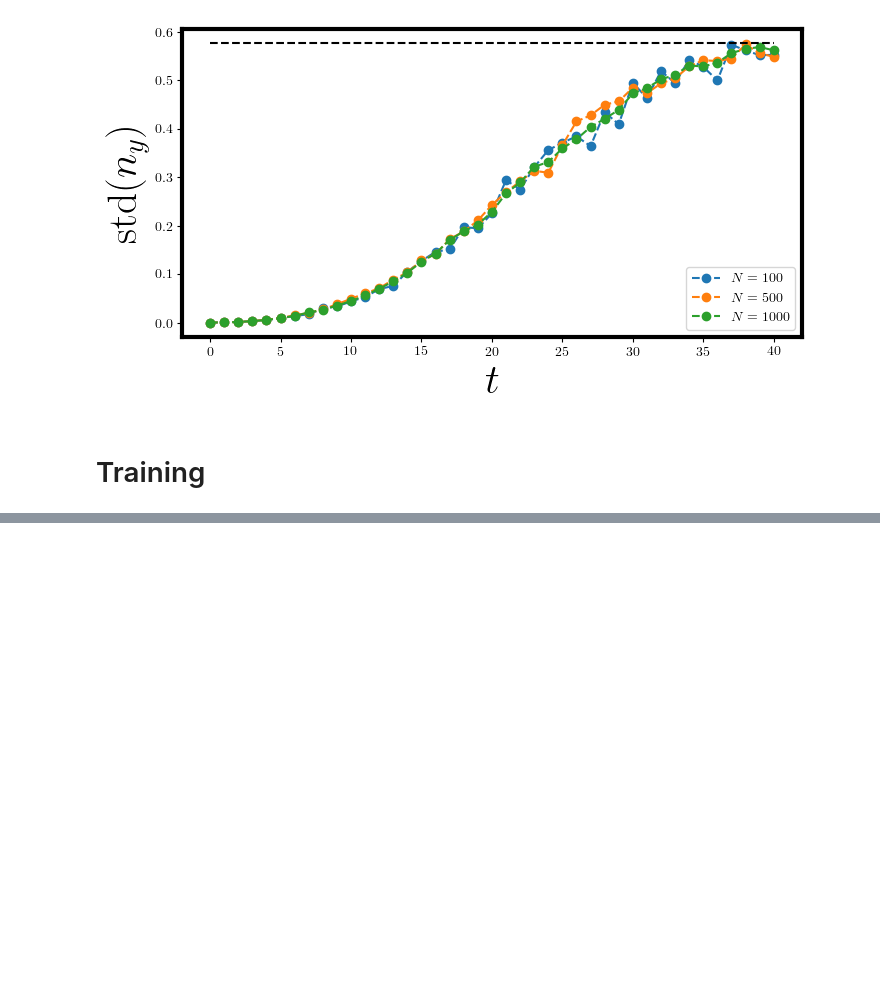
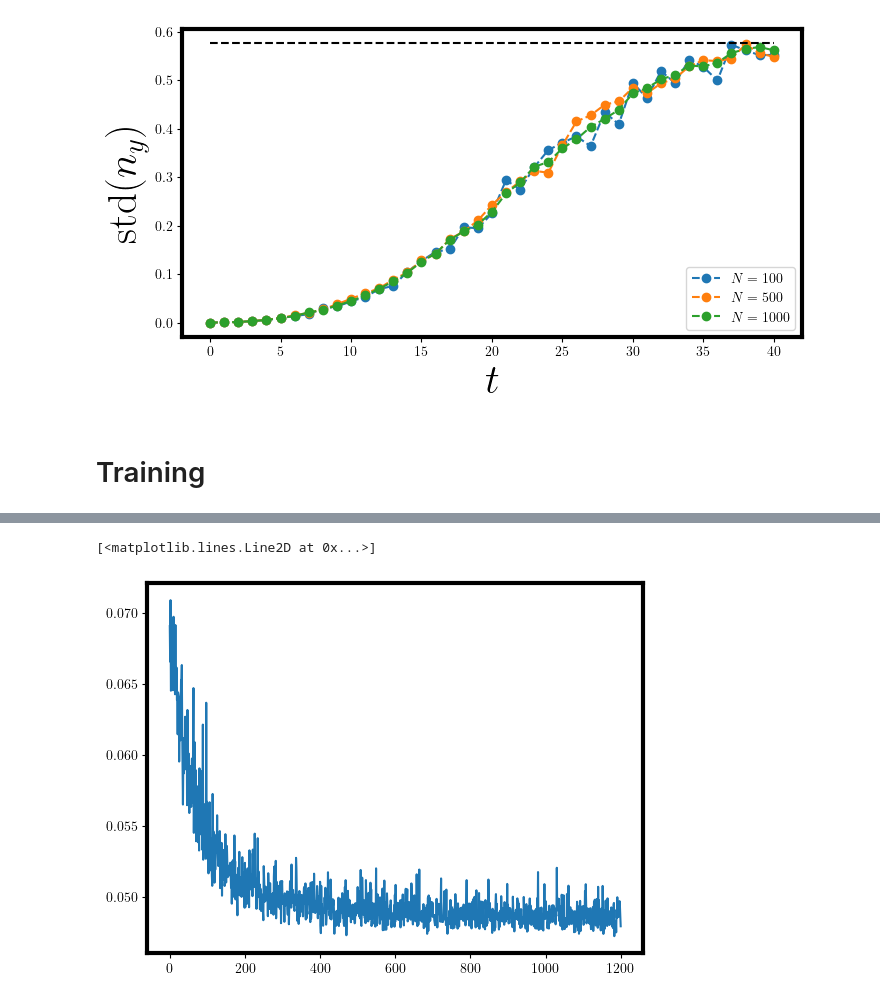
Before and after one commit to Francis-Hsu/QuantGenMdl, a Jupyter notebook: generalization_error.ipynb, the cells around one changed output, grey strips where cells are left out. Drawn from its saved outputs; the diff is of its cells as text; code cells hidden in the pictures; blank space fills up the shorter version.

```diff
--- a/generalization_error.ipynb
+++ b/generalization_error.ipynb
@@ -46,6 +45,6 @@ n = 1
 T = 40
 N = 10000
 
-diff_hs = 1.3e-3*np.arange(1, T+1)**2
+diff_hs = 1.3e-3*jnp.arange(1, T+1)**2
 diff_hs
 # %% [output]
@@ -92,8 +91,8 @@ if not os.path.exists(data_path):
 jnp.save(os.path.join(data_path, file_name).replace("\\","/"), Xout)
 # %%
 # plot the standard deviation of <Y>
-sy = np.array([[0,-1j],[1j,0]])
-X = np.load('data/circle/n1/circleYDiff_n1T%d_N%d.npy'%(T, N))
+sy = jnp.array([[0,-1j],[1j,0]])
+X = jnp.load('data/circle/n1/circleYDiff_n1T%d_N%d.npy'%(T, N))
 ys = contract('tmi, ij, tmj->tm', X.conj(), sy, X)
 
 Ns = [100, 500, 1000]
@@ -101,8 +100,8 @@ plt.figure(figsize=(8, 4))
 for i in range(3):
     idx = random.choice(random.PRNGKey(i), N, shape=(Ns[i], ), replace=False)
     ysample = ys[:,idx]
-    plt.plot(range(T+1), np.std(ysample, axis=1), 'o--', label=r'$N=%d$'%Ns[i])
-plt.plot(range(T+1), 1 / np.sqrt(3) * np.ones(T+1), '--', c='k')
+    plt.plot(range(T+1), jnp.std(ysample, axis=1), 'o--', label=r'$N=%d$'%Ns[i])
+plt.plot(range(T+1), 1 / jnp.sqrt(3) * jnp.ones(T+1), '--', c='k')
 plt.legend()
 plt.ylabel(r'${\rm std}(n_y)$', fontsize=30)
 plt.xlabel(r'$t$', fontsize=30)
@@ -192,0 +177,16 @@ def loss_fn(params, x, y):
+# %%
+n, na = 1, 2
+T = 40
+L = 6
+
+Ndata = 500
+epochs = 1201
+
+inputs_T = HaarSampleGeneration(Ndata, seed=22)
+states_diff = jnp.load('data/circle/n1/circleYDiff_n1T%d_N10000.npy' %T)
+
+model = QDDPM(n=n, na=na, T=T, L=L)
+model.set_diffusionSet(states_diff)
+params_tot = jnp.zeros((T, 2*(n + na)*L))
+
+params, loss = Training_t(model, T - 1, inputs_T, params_tot, epochs, 'wd')
@@ -192,0 +207,5 @@ def loss_fn(params, x, y):
+# %%
+plt.plot(jnp.stack(loss))
+# %% [output]
+[<matplotlib.lines.Line2D at 0x...>]
+[figure, added]
```
Also changed, not shown: parts of 5 cells of this notebook, 3 other files.
